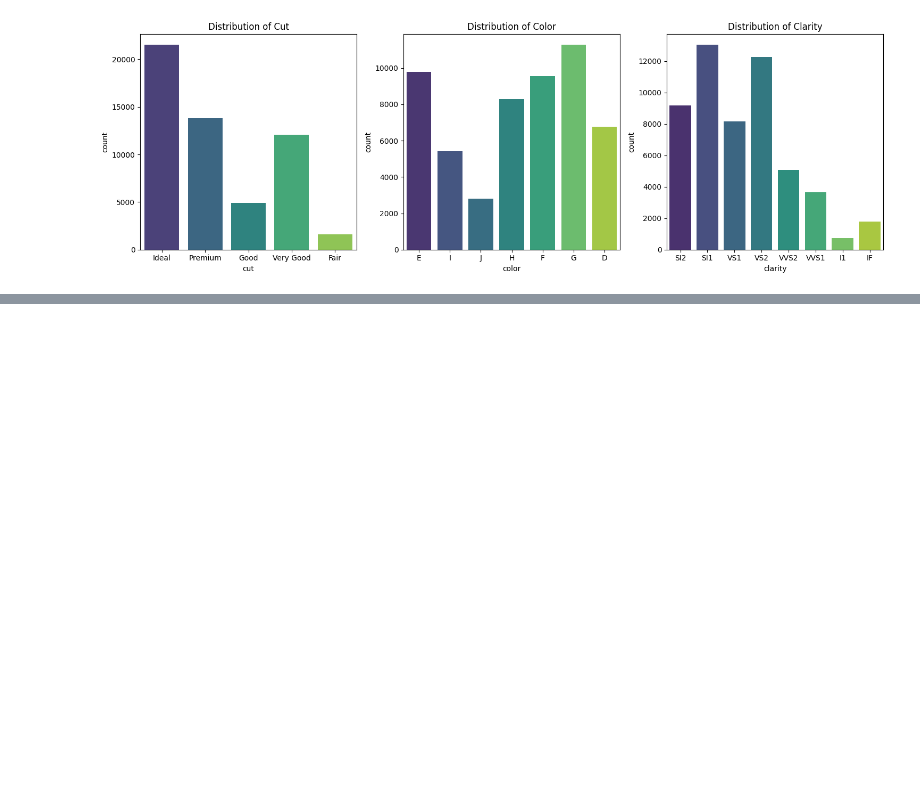
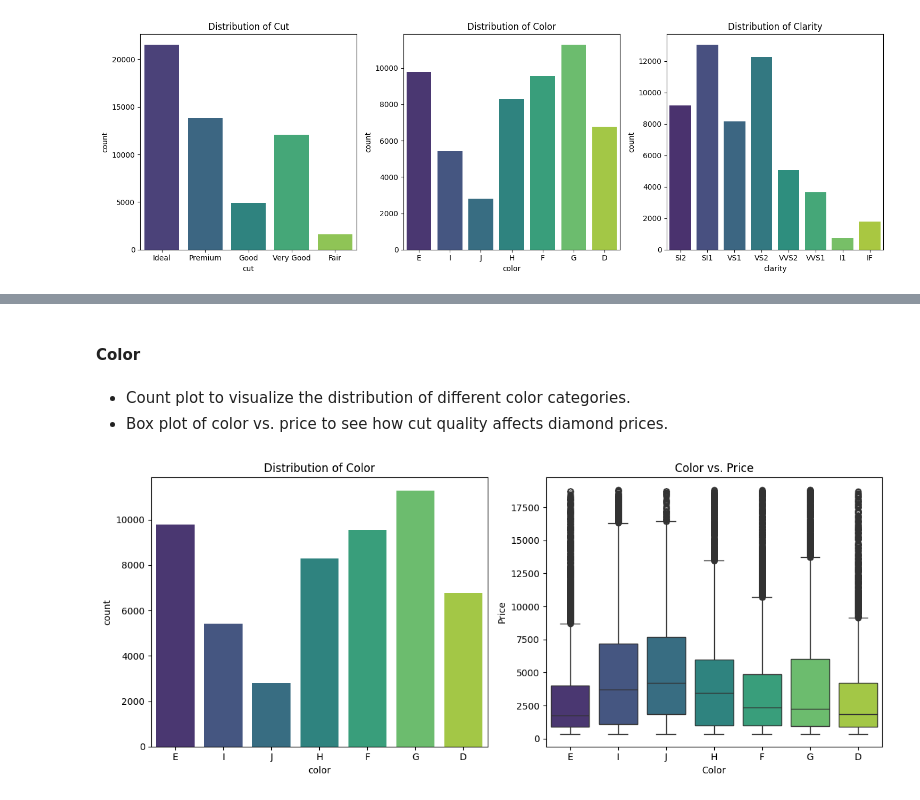
Before and after one commit to mariaxclarisse/Predictive-Modeling-with-Diamonds, a Jupyter notebook: Predictive_Modeling_with_Diamonds.ipynb, the cells around one changed output, grey strips where cells are left out. Drawn from its saved outputs; the diff is of its cells as text; code cells hidden in the pictures; blank space fills up the shorter version.

```diff
--- a/Predictive_Modeling_with_Diamonds.ipynb
+++ b/Predictive_Modeling_with_Diamonds.ipynb
@@ -165,0 +214,24 @@ plt.show()
+# %% [markdown]
+#### Color
+# %% [markdown]
+- Count plot to visualize the distribution of different color categories.
+- Box plot of color vs. price to see how cut quality affects diamond prices.
+# %%
+plt.figure(figsize=(12, 5))
+
+# Count plot of color
+plt.subplot(1, 2, 1)
+sns.countplot(data=df, x='color', palette='viridis')
+plt.title('Distribution of Color')
+
+# Box plot of color vs. price
+plt.subplot(1, 2, 2)
+sns.boxplot(data=df, x='color', y='price', palette='viridis')
+plt.title('Color vs. Price')
+plt.ylabel('Price')
+plt.xlabel('Color')
+
+plt.tight_layout()
+plt.show()
+# %% [output]
+[figure, added]
```
Also changed, not shown: parts of 17 cells of this notebook.
